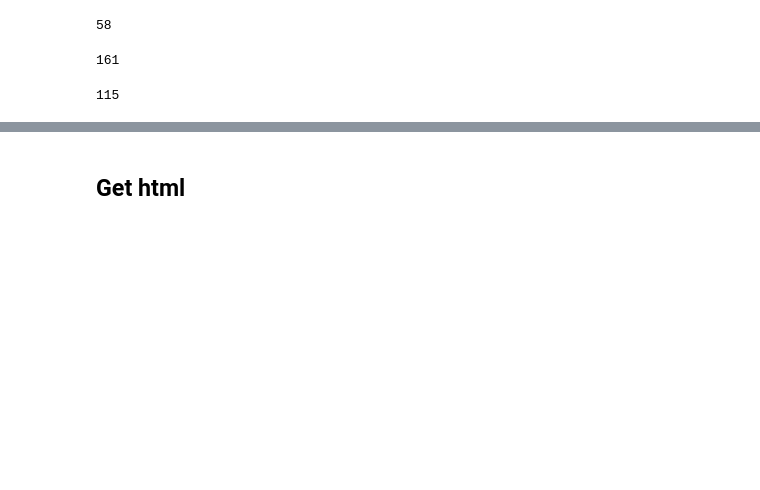
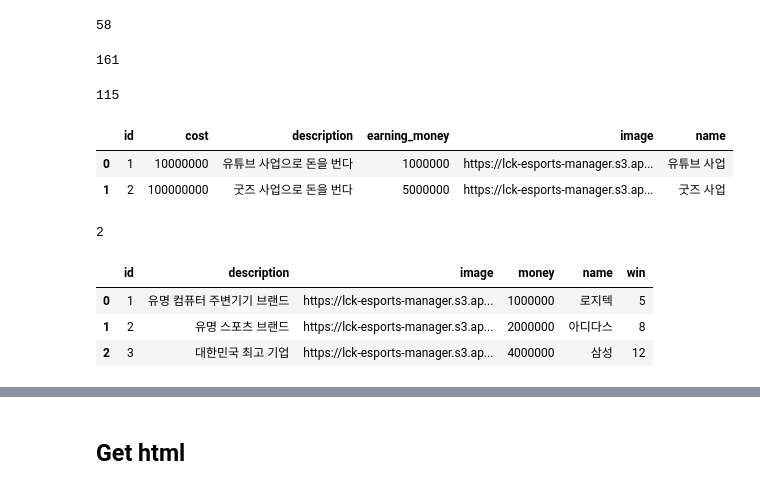
Before and after one commit to JIH0LEE/EsportsManager, a Jupyter notebook: data/AddDataToDB.ipynb, the cells around one changed output, grey strips where cells are left out. Cells and saved outputs as stored; diff of their text form; code cells hidden in the pictures; blank space fills up the shorter version.

```diff
--- a/data/AddDataToDB.ipynb
+++ b/data/AddDataToDB.ipynb
@@ -73,3 +78,24 @@ df4=df4[['id','day','team1_id','team2_id','is_game','is_playoff']]
 df4.to_sql(name='league_schedule', con=db_connection, if_exists='append',index=False)
 # %% [output]
 115
+# %%
+df5=pd.read_csv("./csv/enterprise.csv",sep=";",encoding="utf-8")
+df5=df5[['id','cost','description','earning_money','image','name']]
+df5
+# %% [output]
+|  | id | cost | description | earning_money | image | name |
+| 0 | 1 | 10000000 | 유튜브 사업으로 돈을 번다 | 1000000 | https://lck-esports-manager.s3.ap... | 유튜브 사업 |
+| 1 | 2 | 100000000 | 굿즈 사업으로 돈을 번다 | 5000000 | https://lck-esports-manager.s3.ap... | 굿즈 사업 |
+# %%
+df5.to_sql(name='enterprise', con=db_connection, if_exists='append',index=False)
+# %% [output]
+2
+# %%
+df6=pd.read_csv("./csv/sponsor.csv",sep=";",encoding="utf-8")
+df6=df6[['id','description','image','money','name','win']]
+df6
+# %% [output]
+|  | id | description | image | money | name | win |
+| 0 | 1 | 유명 컴퓨터 주변기기 브랜드 | https://lck-esports-manager.s3.ap... | 1000000 | 로지텍 | 5 |
+| 1 | 2 | 유명 스포츠 브랜드 | https://lck-esports-manager.s3.ap... | 2000000 | 아디다스 | 8 |
+| 2 | 3 | 대한민국 최고 기업 | https://lck-esports-manager.s3.ap... | 4000000 | 삼성 | 12 |
```
Also changed, not shown: parts of 4 cells of this notebook, 3 other files.
